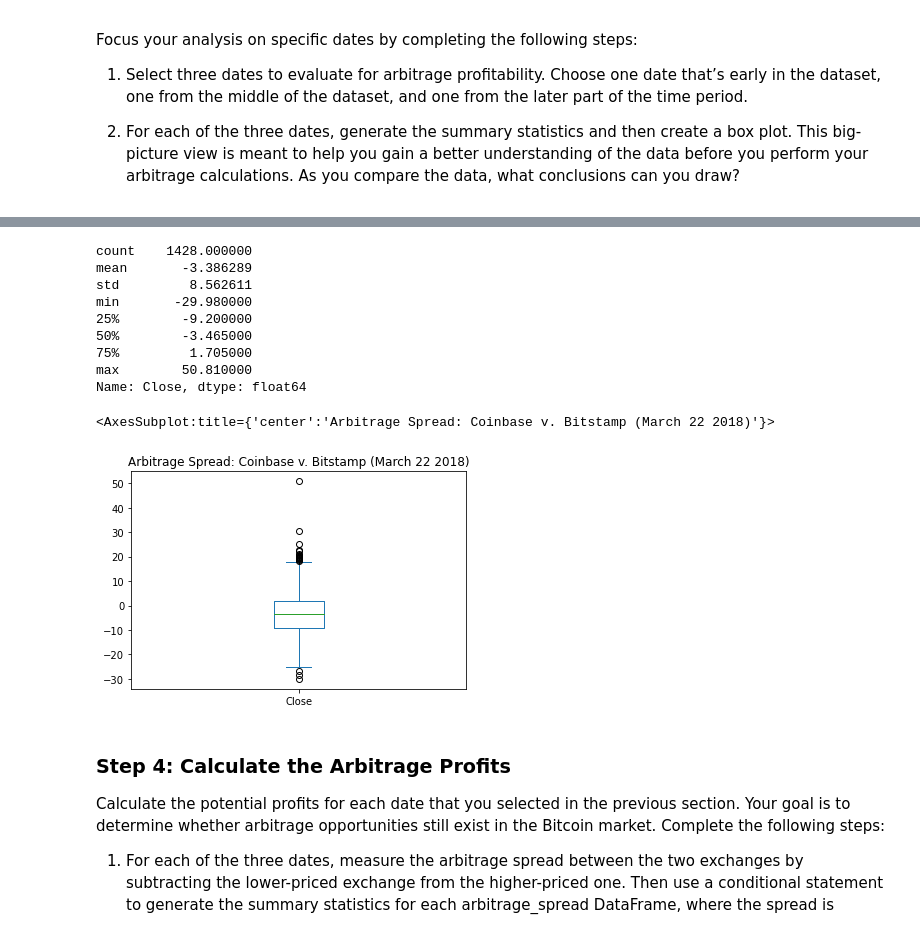
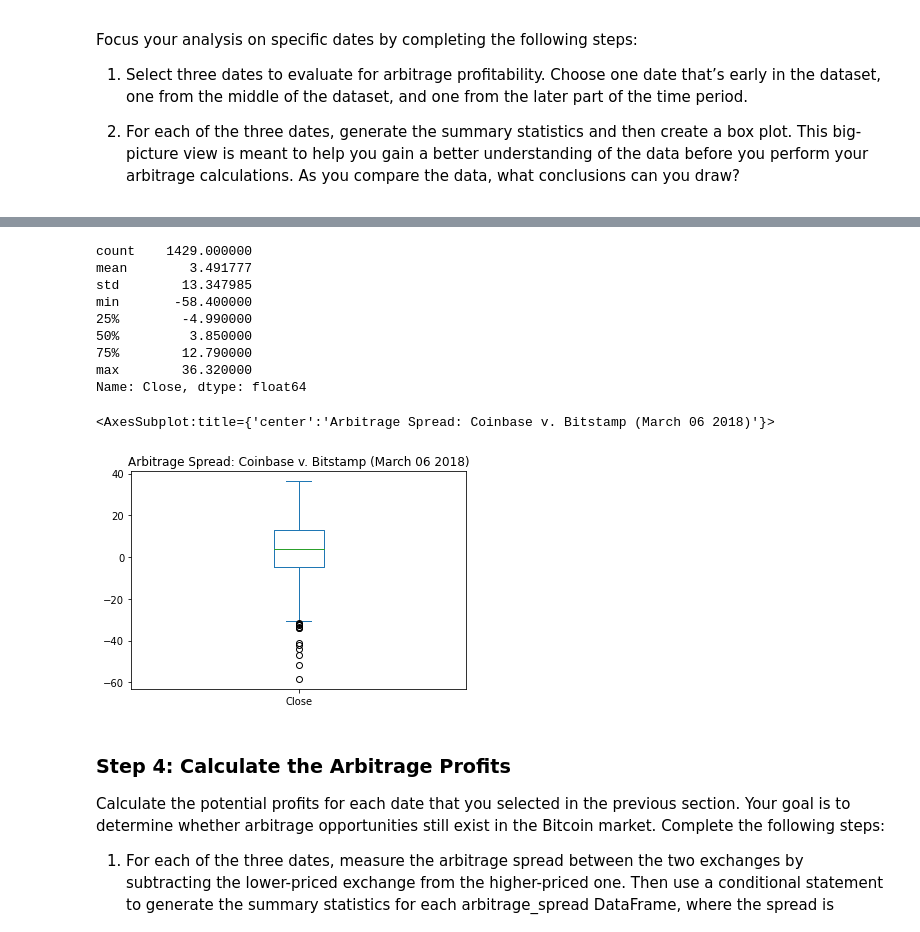
Before and after one commit to qrolston/Crypto-Arbitrage, a Jupyter notebook: crypto_arbitrage.ipynb, the cells around one changed output, grey strips where cells are left out. Saved outputs shown, nothing was run; the diff lists cells and outputs as text; code cells hidden in the pictures.

```diff
--- a/crypto_arbitrage.ipynb
+++ b/crypto_arbitrage.ipynb
@@ -433,26 +433,26 @@ coinbase['Close'].loc['2018-03-22'].plot(legend=True,figsize=(15,10),color='oran
 # %%
-# Using the March 22, 2018 data frame calculate the arbitrage spread
-# (subtracting the bitstamp lower closing prices from the coinbase higher closing prices)
-arbitrage_spread_late = coinbase['Close'].loc['2018-03-22']-bitstamp['Close'].loc['2018-03-22']
+# Using the March 06, 2018 data frame calculate the arbitrage spread
+# (subtracting the coinbase lower closing prices from the bitstamp higher closing prices)
+arbitrage_spread_late = bitstamp['Close'].loc['2018-03-06']-coinbase['Close'].loc['2018-03-06']
 
-# March 22, 2018 arbitrage summary statistics
+# March 06, 2018 arbitrage summary statistics
 arbitrage_spread_late.describe()
 # %% [output]
-count    1428.000000
-mean       -3.386289
-std         8.562611
-min       -29.980000
-25%        -9.200000
-50%        -3.465000
-75%         1.705000
-max        50.810000
+count    1429.000000
+mean        3.491777
+std        13.347985
+min       -58.400000
+25%        -4.990000
+50%         3.850000
+75%        12.790000
+max        36.320000
 Name: Close, dtype: float64
 # %%
 # Visualization the arbitrage spread from late in the dataset using a box plot
-arbitrage_spread_late.plot(kind='box',title='Arbitrage Spread: Coinbase v. Bitstamp (March 22 2018)',legend=True)
+arbitrage_spread_late.plot(kind='box',title='Arbitrage Spread: Coinbase v. Bitstamp (March 06 2018)',legend=True)
 # %% [output]
-<AxesSubplot:title={'center':'Arbitrage Spread: Coinbase v. Bitstamp (March 22 2018)'}>
+<AxesSubplot:title={'center':'Arbitrage Spread: Coinbase v. Bitstamp (March 06 2018)'}>
-[figure, old version]
+[figure, new version]
 # %% [markdown]
 ### Step 4: Calculate the Arbitrage Profits
 
```
Also changed, not shown: parts of 28 cells of this notebook.
